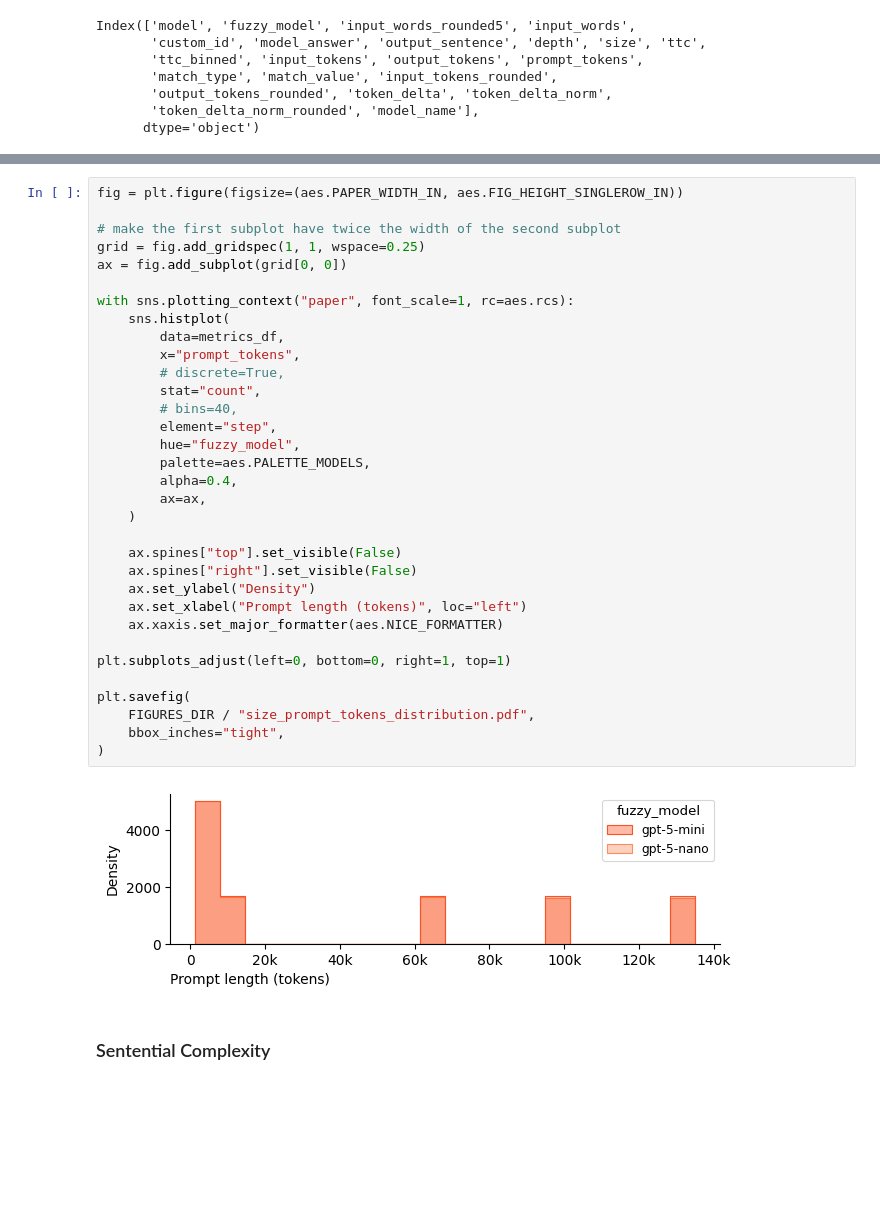
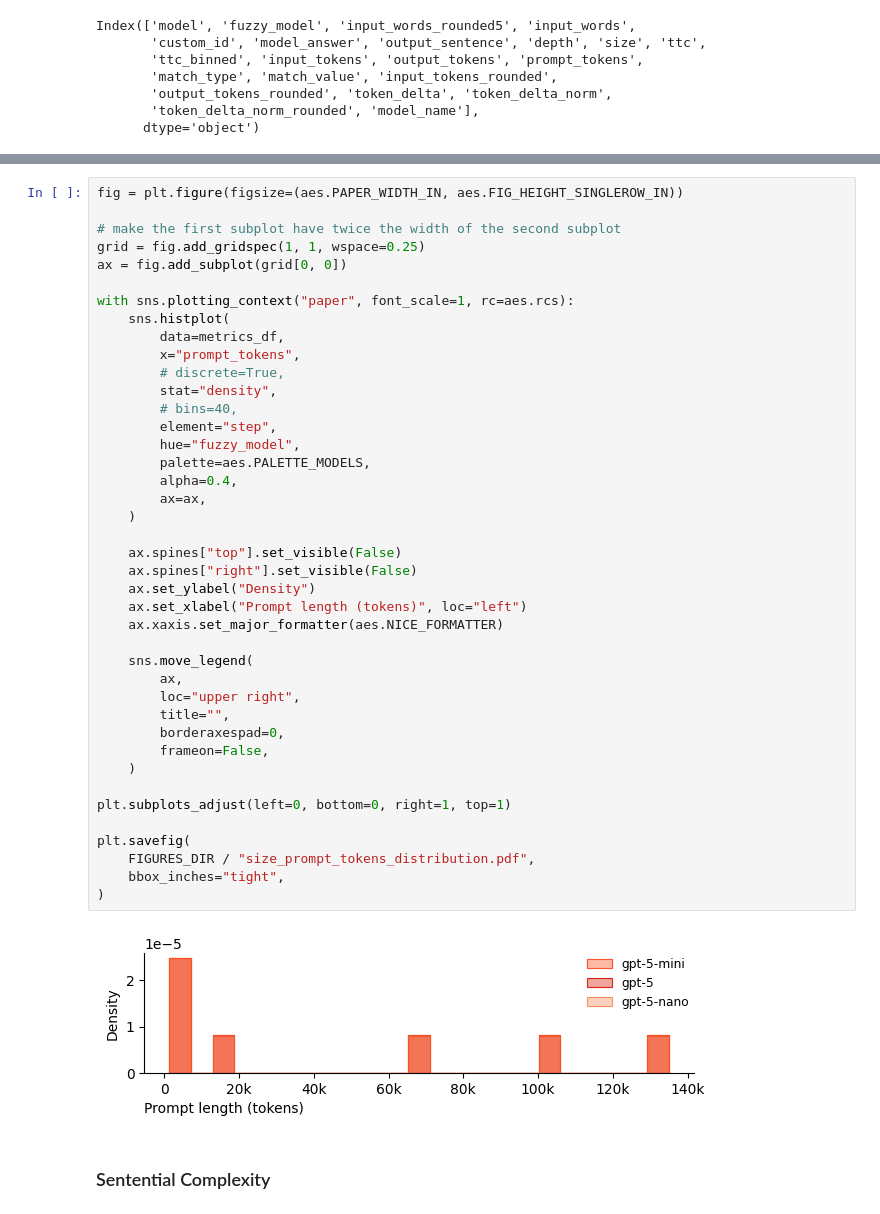
Before and after one commit to jopetty/llm-scfg, a Jupyter notebook: notebooks/size_exp.ipynb, the cells around one changed output, grey strips where cells are left out. Drawn from its saved outputs; the diff is of its cells as text; blank space fills up the shorter version.

```diff
--- a/notebooks/size_exp.ipynb
+++ b/notebooks/size_exp.ipynb
@@ -680,35 +696,43 @@ fig = plt.figure(figsize=(aes.PAPER_WIDTH_IN, aes.FIG_HEIGHT_SINGLEROW_IN))
 # make the first subplot have twice the width of the second subplot
 grid = fig.add_gridspec(1, 1, wspace=0.25)
 ax = fig.add_subplot(grid[0, 0])
 
 with sns.plotting_context("paper", font_scale=1, rc=aes.rcs):
     sns.histplot(
         data=metrics_df,
         x="prompt_tokens",
         # discrete=True,
-        stat="count",
+        stat="density",
         # bins=40,
         element="step",
         hue="fuzzy_model",
         palette=aes.PALETTE_MODELS,
         alpha=0.4,
         ax=ax,
     )
 
     ax.spines["top"].set_visible(False)
     ax.spines["right"].set_visible(False)
     ax.set_ylabel("Density")
     ax.set_xlabel("Prompt length (tokens)", loc="left")
     ax.xaxis.set_major_formatter(aes.NICE_FORMATTER)
 
+    sns.move_legend(
+        ax,
+        loc="upper right",
+        title="",
+        borderaxespad=0,
+        frameon=False,
+    )
+
 plt.subplots_adjust(left=0, bottom=0, right=1, top=1)
 
 plt.savefig(
     FIGURES_DIR / "size_prompt_tokens_distribution.pdf",
     bbox_inches="tight",
 )
 # %% [output]
-[figure, old version]
+[figure, new version]
 # %% [markdown]
 ### Sentential Complexity
 # %%
```
Also changed, not shown: parts of 19 cells of this notebook, 18 other files.
